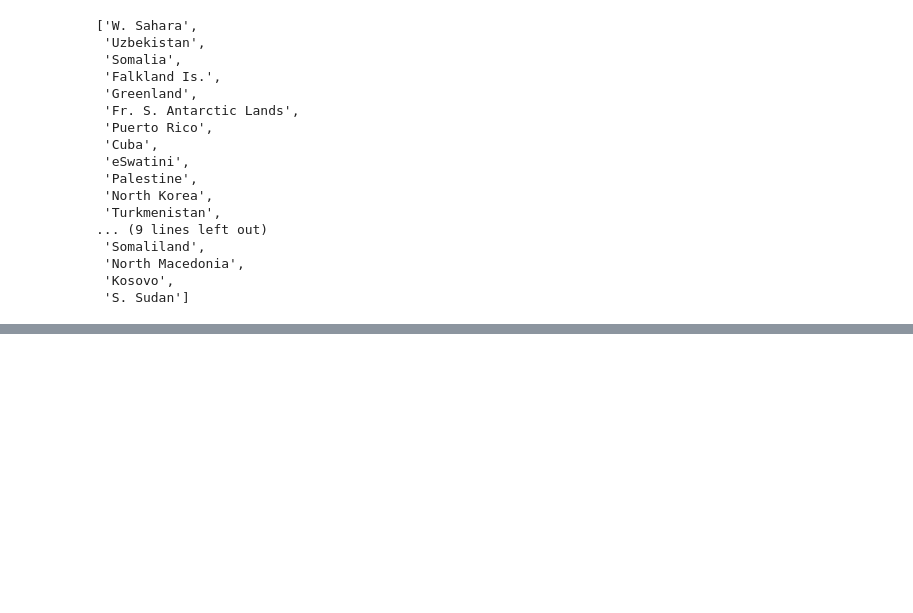
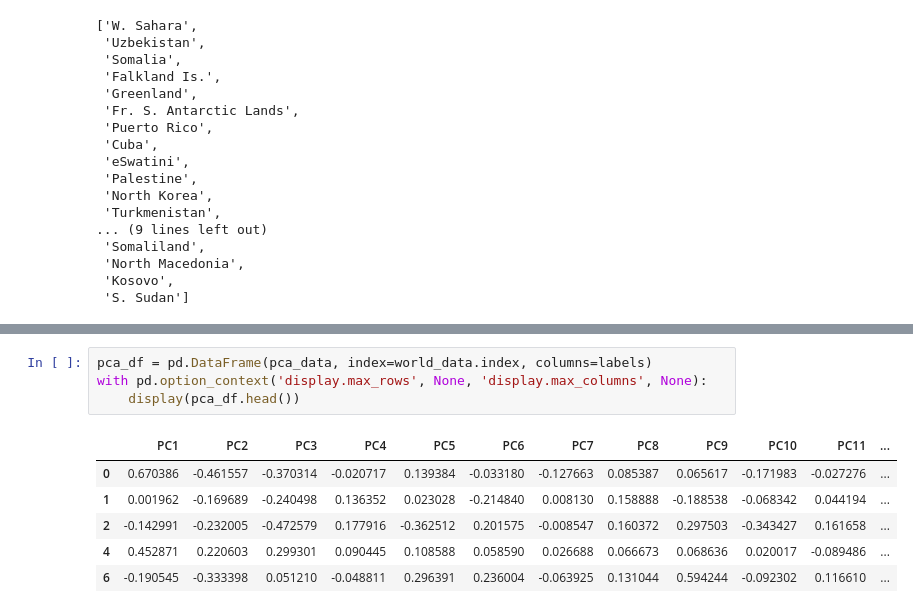
Before and after one commit to KacperWro/DataAnalysisCA, a Jupyter notebook: main.ipynb, the cells around one changed output, grey strips where cells are left out. Cells and saved outputs as stored; diff of their text form; blank space fills up the shorter version.

```diff
--- a/main.ipynb
+++ b/main.ipynb
@@ -528,0 +589,11 @@ world_map()
+# %%
+pca_df = pd.DataFrame(pca_data, index=world_data.index, columns=labels)
+with pd.option_context('display.max_rows', None, 'display.max_columns', None):
+    display(pca_df.head())
+# %% [output]
+|  | PC1 | PC2 | PC3 | PC4 | PC5 | PC6 | PC7 | PC8 | PC9 | PC10 | PC11 | ... |
+| 0 | 0.670386 | -0.461557 | -0.370314 | -0.020717 | 0.139384 | -0.033180 | -0.127663 | 0.085387 | 0.065617 | -0.171983 | -0.027276 | ... |
+| 1 | 0.001962 | -0.169689 | -0.240498 | 0.136352 | 0.023028 | -0.214840 | 0.008130 | 0.158888 | -0.188538 | -0.068342 | 0.044194 | ... |
+| 2 | -0.142991 | -0.232005 | -0.472579 | 0.177916 | -0.362512 | 0.201575 | -0.008547 | 0.160372 | 0.297503 | -0.343427 | 0.161658 | ... |
+| 4 | 0.452871 | 0.220603 | 0.299301 | 0.090445 | 0.108588 | 0.058590 | 0.026688 | 0.066673 | 0.068636 | 0.020017 | -0.089486 | ... |
+| 6 | -0.190545 | -0.333398 | 0.051210 | -0.048811 | 0.296391 | 0.236004 | -0.063925 | 0.131044 | 0.594244 | -0.092302 | 0.116610 | ... |
```
Also changed, not shown: parts of 11 cells of this notebook.
